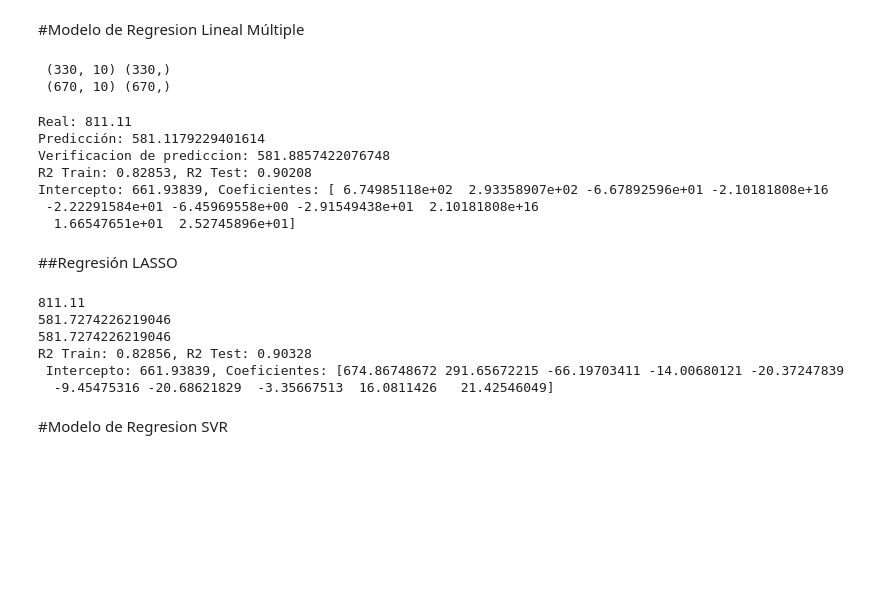
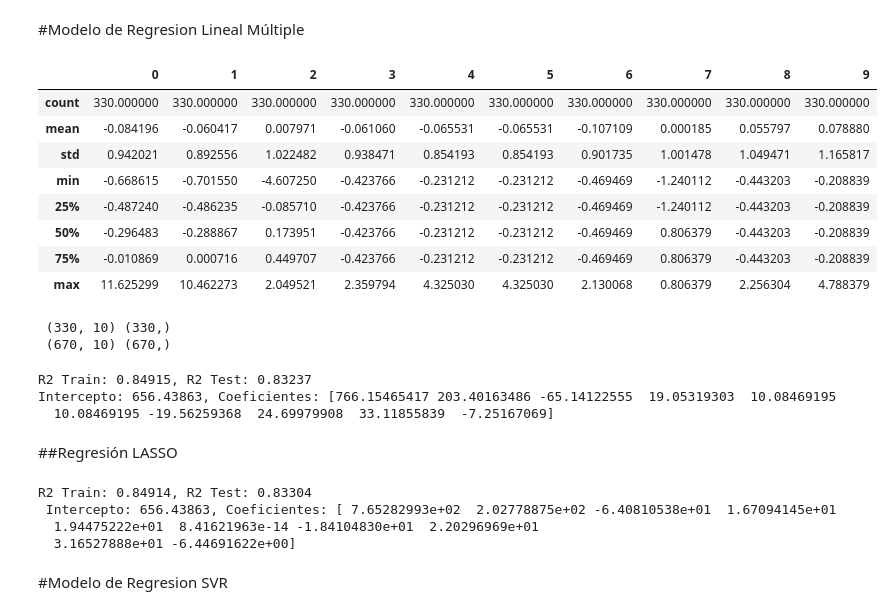
Before and after one commit to rasecotineb/datascience, a Jupyter notebook: machine-learning/Analisis_de_datos_Regresion_lineal_Machine_Learning_II_.ipynb, the cells around one changed output. Saved outputs shown, nothing was run; the diff lists cells and outputs as text; code cells hidden in the pictures; blank space fills up the shorter version.

```diff
--- a/machine-learning/Analisis_de_datos_Regresion_lineal_Machine_Learning_II_.ipynb
+++ b/machine-learning/Analisis_de_datos_Regresion_lineal_Machine_Learning_II_.ipynb
@@ -418,14 +424,24 @@ from sklearn.model_selection import train_test_split
 # %%
 #Separamos data de entrenamiento y de test
 X_train, X_test, y_train,y_test = train_test_split(X_featured,y,test_size=0.33)
 #Normalizamos datos (features)
 scaler = preprocessing.StandardScaler().fit(X_train)
 X_train= scaler.transform(X_train)
 X_test = scaler.transform(X_test)
-#pd.DataFrame(X_test).describe()
-# X_test = pd.DataFrame(X_test)
-# X_train = pd.DataFrame(X_train)
-# X_test.describe()
+pd.DataFrame(X_test).describe()
+X_test = pd.DataFrame(X_test)
+X_train = pd.DataFrame(X_train)
+X_test.describe()
+# %% [output]
+|  | 0 | 1 | 2 | 3 | 4 | 5 | 6 | 7 | 8 | 9 |
+| count | 330.000000 | 330.000000 | 330.000000 | 330.000000 | 330.000000 | 330.000000 | 330.000000 | 330.000000 | 330.000000 | 330.000000 |
+| mean | -0.084196 | -0.060417 | 0.007971 | -0.061060 | -0.065531 | -0.065531 | -0.107109 | 0.000185 | 0.055797 | 0.078880 |
+| std | 0.942021 | 0.892556 | 1.022482 | 0.938471 | 0.854193 | 0.854193 | 0.901735 | 1.001478 | 1.049471 | 1.165817 |
+| min | -0.668615 | -0.701550 | -4.607250 | -0.423766 | -0.231212 | -0.231212 | -0.469469 | -1.240112 | -0.443203 | -0.208839 |
+| 25% | -0.487240 | -0.486235 | -0.085710 | -0.423766 | -0.231212 | -0.231212 | -0.469469 | -1.240112 | -0.443203 | -0.208839 |
+| 50% | -0.296483 | -0.288867 | 0.173951 | -0.423766 | -0.231212 | -0.231212 | -0.469469 | 0.806379 | -0.443203 | -0.208839 |
+| 75% | -0.010869 | 0.000716 | 0.449707 | -0.423766 | -0.231212 | -0.231212 | -0.469469 | 0.806379 | -0.443203 | -0.208839 |
+| max | 11.625299 | 10.462273 | 2.049521 | 2.359794 | 4.325030 | 4.325030 | 2.130068 | 0.806379 | 2.256304 | 4.788379 |
 # %%
 print('',X_test.shape,y_test.shape,'\n',X_train.shape,y_train.shape)
 # %% [output]
@@ -437,35 +453,31 @@ lr_multiple = linear_model.LinearRegression()
 #entrenamiento del modelo
 lr_multiple.fit(X_train,y_train)
 
-y_prediction   = lr_multiple.predict(X_train)
+y_prediction   = lr_multiple.predict(X_test)
 score_r2_train = lr_multiple.score(X_train,y_train)
 score_r2_test  = lr_multiple.score(X_test,y_test)
 coeficientes   = lr_multiple.coef_
 intercepto     = lr_multiple.intercept_
 
-i = 0
-print('Real: {}'.format(y_train.iloc[i]))
-print('Predicción: {}'.format(y_prediction[i]))
-y = np.dot(X_train[i],coeficientes) + intercepto
+# i = 0
+# print('Real: {}'.format(y_train.iloc[i]))
+# print('Predicción: {}'.format(y_prediction[i]))
+# y = np.dot(X_train.iloc[i],coeficientes) + intercepto
+# print('Verificacion de prediccion: {}'.format(y))
 
-print('Verificacion de prediccion: {}'.format(y))
 print('R2 Train: {:.5f}, R2 Test: {:.5f}'.format(score_r2_train,score_r2_test))
 print('Intercepto: {:.5f}, Coeficientes: {}'.format(intercepto, coeficientes))
 
-# plt.figure(figsize=(20,20))
-# plt.scatter(y_prediction,y_test,)
+# plt.figure(figsize=(6,6))
+# plt.scatter(y_prediction,y_test)
 # plt.title('Predicción vs Real')
 # plt.xlabel("Prediccion")
 # plt.ylabel("Real")
 # plt.show()
 # %% [output]
-Real: 811.11
-Predicción: 581.1179229401614
-Verificacion de prediccion: 581.8857422076748
-R2 Train: 0.82853, R2 Test: 0.90208
-Intercepto: 661.93839, Coeficientes: [ 6.74985118e+02  2.93358907e+02 -6.67892596e+01 -2.10181808e+16
- -2.22291584e+01 -6.45969558e+00 -2.91549438e+01  2.10181808e+16
-  1.66547651e+01  2.52745896e+01]
+R2 Train: 0.84915, R2 Test: 0.83237
+Intercepto: 656.43863, Coeficientes: [766.15465417 203.40163486 -65.14122555  19.05319303  10.08469195
+  10.08469195 -19.56259368  24.69979908  33.11855839  -7.25167069]
 # %% [markdown]
 ##Regresión LASSO
 # %%
@@ -474,17 +486,16 @@ lr_lasso = linear_model.Lasso(fit_intercept=True)
 #entrenamiento del modelo
 lr_lasso.fit(X_train,y_train)
 
-y_prediction   = lr_lasso.predict(X_train)
+y_prediction   = lr_lasso.predict(X_test)
 score_r2_train = lr_lasso.score(X_train,y_train)
 score_r2_test  = lr_lasso.score(X_test,y_test)
 coeficientes   = lr_lasso.coef_
 intercepto     = lr_lasso.intercept_
 
-print(y_train.iloc[0])
-print(y_prediction[0])
-y = np.dot(X_train[0],coeficientes) + intercepto
-
-print(y)
+# print(y_train.iloc[0])
+# print(y_prediction[0])
+# y = np.dot(X_test.iloc[0],coeficientes) + intercepto
+# print(y)
 
 #coeficientes    = coeficientes[coeficientes !=0]
 # print(y_prediction)
@@ -497,12 +508,10 @@ print('R2 Train: {:.5f}, R2 Test: {:.5f}'.format(score_r2_train,score_r2_test),'
 # plt.ylabel("Real")
 # plt.show()
 # %% [output]
-811.11
-581.7274226219046
-581.7274226219046
-R2 Train: 0.82856, R2 Test: 0.90328
- Intercepto: 661.93839, Coeficientes: [674.86748672 291.65672215 -66.19703411 -14.00680121 -20.37247839
-  -9.45475316 -20.68621829  -3.35667513  16.0811426   21.42546049]
+R2 Train: 0.84914, R2 Test: 0.83304
+ Intercepto: 656.43863, Coeficientes: [ 7.65282993e+02  2.02778875e+02 -6.40810538e+01  1.67094145e+01
+  1.94475222e+01  8.41621963e-14 -1.84104830e+01  2.20296969e+01
+  3.16527888e+01 -6.44691622e+00]
 # %% [markdown]
 #Modelo de Regresion SVR
 # %%
```
Also changed, not shown: parts of 6 cells of this notebook.
